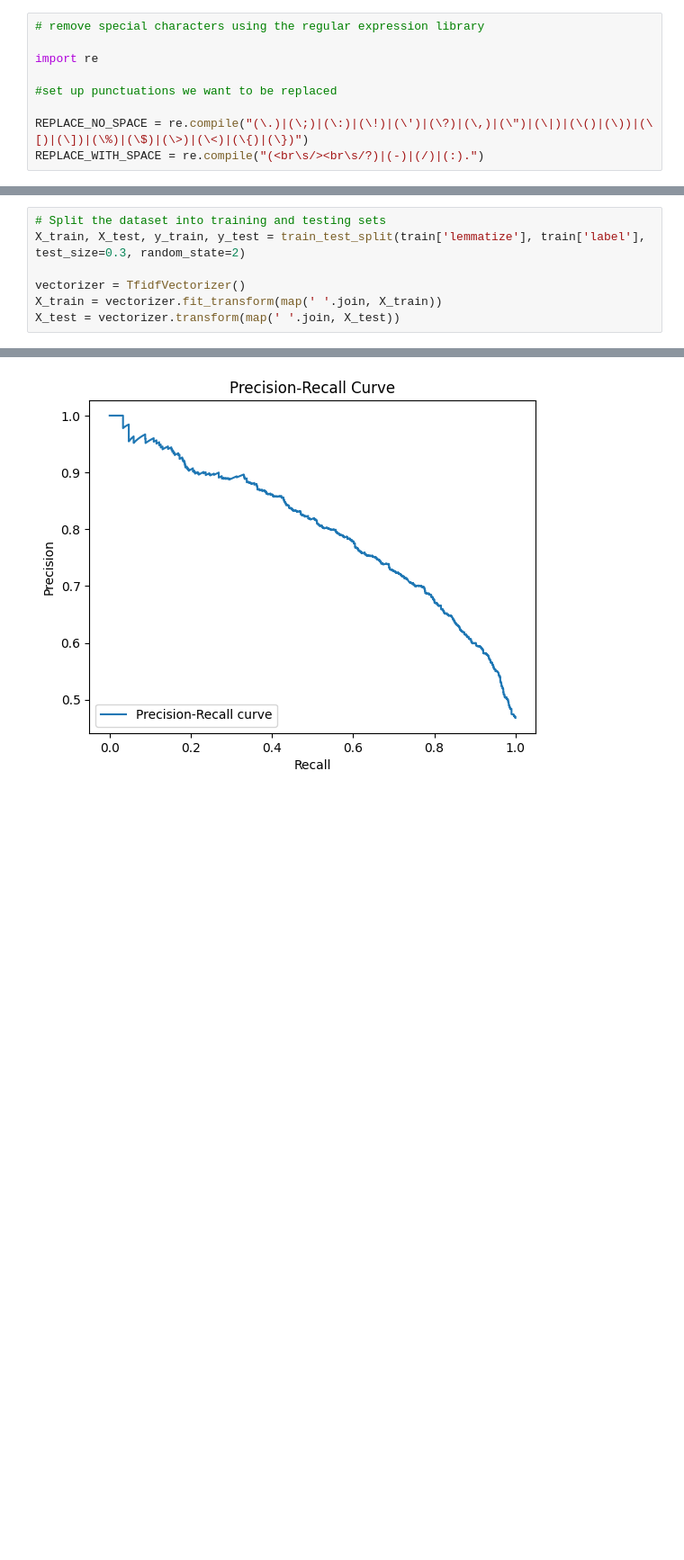
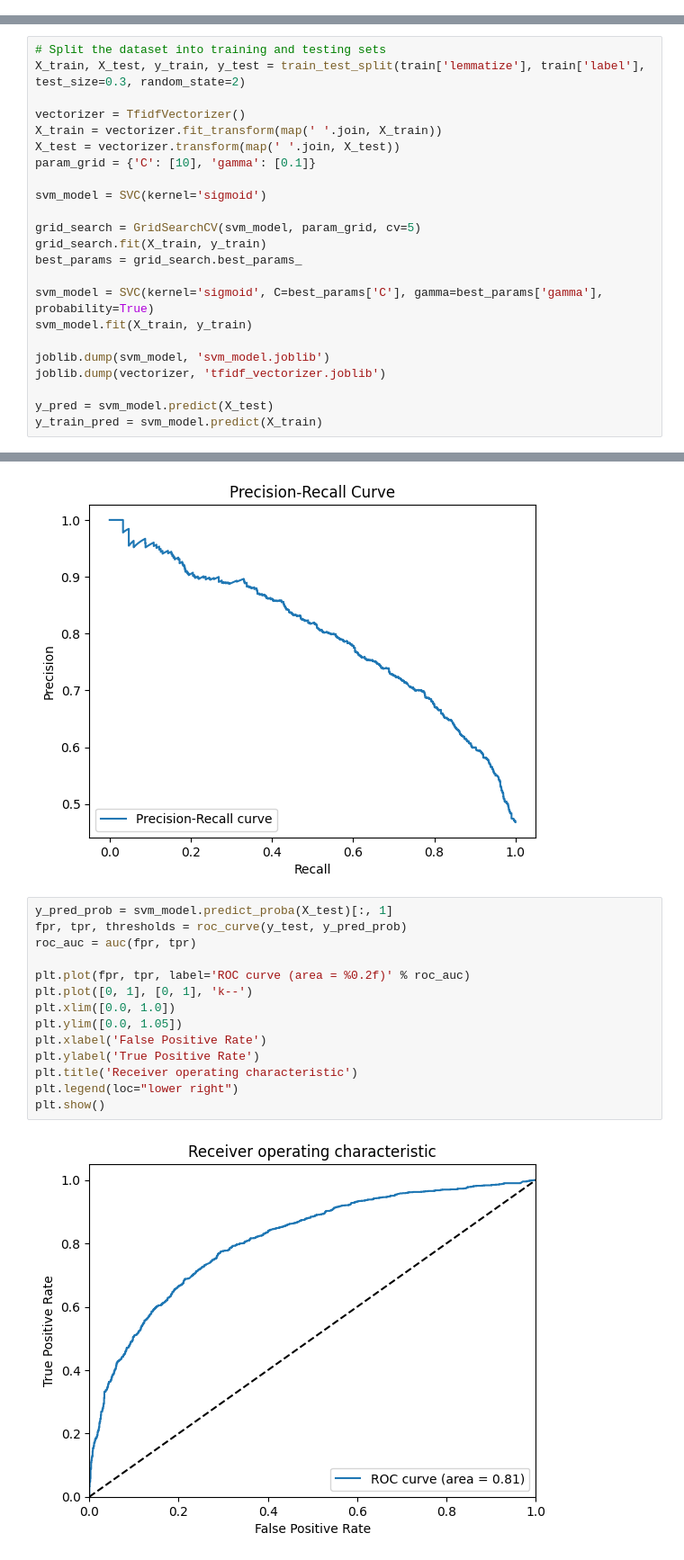
Before and after one commit to Tolskiee/ThesisFiles, a Jupyter notebook: ThesisLogic.ipynb, the cells around one changed output, grey strips where cells are left out. Shown at 90% size. Drawn from its saved outputs; the diff is of its cells as text; blank space fills up the shorter version.

```diff
--- a/ThesisLogic.ipynb
+++ b/ThesisLogic.ipynb
@@ -69,15 +72,6 @@ sum(train["label"] == 1)
 4660
 # %% [markdown]
 # Clean the data of unwated Text and Characters
-# %%
-# remove special characters using the regular expression library
-
-import re
-
-#set up punctuations we want to be replaced
-
-REPLACE_NO_SPACE = re.compile("(\.)|(\;)|(\:)|(\!)|(\')|(\?)|(\,)|(\")|(\|)|(\()|(\))|(\[)|(\])|(\%)|(\$)|(\>)|(\<)|(\{)|(\})")
-REPLACE_WITH_SPACE = re.compile("(<br\s/><br\s/?)|(-)|(/)|(:).")
 # %%
 import preprocessor as p
 
@@ -757,4 +747,20 @@ X_train, X_test, y_train, y_test = train_test_split(train['lemmatize'], train['l
 vectorizer = TfidfVectorizer()
 X_train = vectorizer.fit_transform(map(' '.join, X_train))
 X_test = vectorizer.transform(map(' '.join, X_test))
+param_grid = {'C': [10], 'gamma': [0.1]}
+
+svm_model = SVC(kernel='sigmoid')
+
+grid_search = GridSearchCV(svm_model, param_grid, cv=5)
+grid_search.fit(X_train, y_train)
+best_params = grid_search.best_params_
+
+svm_model = SVC(kernel='sigmoid', C=best_params['C'], gamma=best_params['gamma'], probability=True)
+svm_model.fit(X_train, y_train)
+
+joblib.dump(svm_model, 'svm_model.joblib')
+joblib.dump(vectorizer, 'tfidf_vectorizer.joblib')
+
+y_pred = svm_model.predict(X_test)
+y_train_pred = svm_model.predict(X_train)
 # %%
@@ -833,6 +819,22 @@ plt.legend(loc="lower left")
 plt.show()
 # %% [output]
 [figure]
+# %%
+y_pred_prob = svm_model.predict_proba(X_test)[:, 1]
+fpr, tpr, thresholds = roc_curve(y_test, y_pred_prob)
+roc_auc = auc(fpr, tpr)
+
+plt.plot(fpr, tpr, label='ROC curve (area = %0.2f)' % roc_auc)
+plt.plot([0, 1], [0, 1], 'k--')
+plt.xlim([0.0, 1.0])
+plt.ylim([0.0, 1.05])
+plt.xlabel('False Positive Rate')
+plt.ylabel('True Positive Rate')
+plt.title('Receiver operating characteristic')
+plt.legend(loc="lower right")
+plt.show()
+# %% [output]
+[figure, added]
 # %%
 y_train = np.array(y_train)
 
```
Also changed, not shown: parts of 8 cells of this notebook, 2 other files.
